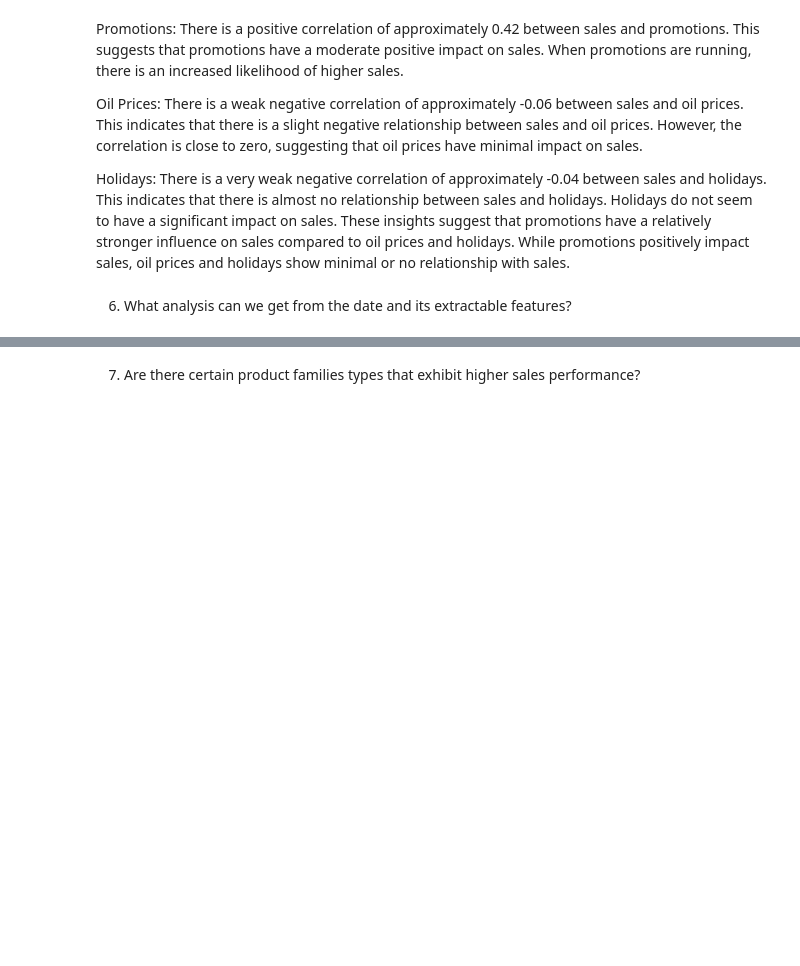
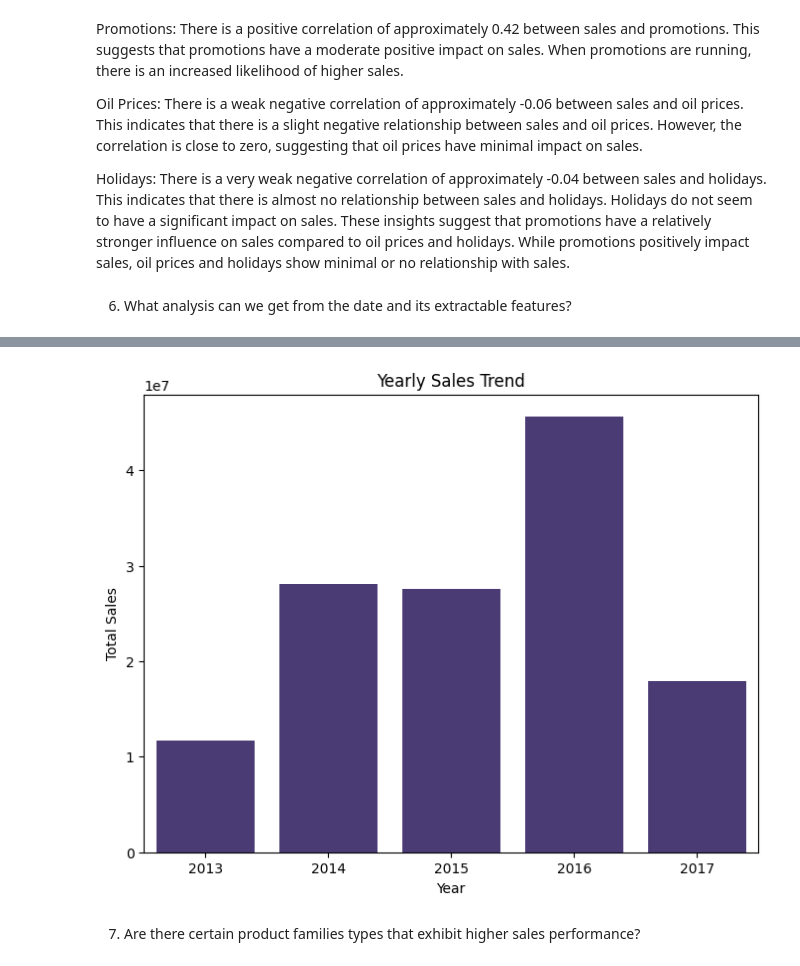
Before and after one commit to Shanis185/favorita-sales-forecasting, a Jupyter notebook: Time Series Forecasting.ipynb, the cells around one changed output, grey strips where cells are left out. Cells and saved outputs as stored; diff of their text form; code cells hidden in the pictures; blank space fills up the shorter version.

```diff
--- a/Time Series Forecasting.ipynb
+++ b/Time Series Forecasting.ipynb
@@ -825,12 +848,14 @@ plt.show()
 # %%
 # Visualize the Yearly Sales Trend
-yearly_sales = merged_df_copy.groupby('year')['sales'].sum().reset_index()
+yearly_sales = merged_df.groupby('year')['sales'].sum().reset_index()
 plt.figure(figsize=(8, 6))
 sns.barplot(data=yearly_sales, x='year', y='sales')
 plt.title('Yearly Sales Trend')
 plt.xlabel('Year')
 plt.ylabel('Total Sales')
 plt.show()
+# %% [output]
+[figure, added]
 # %% [markdown]
 7. Are there certain product families types that exhibit higher sales performance?
 # %%
```
Also changed, not shown: parts of 24 cells of this notebook.
